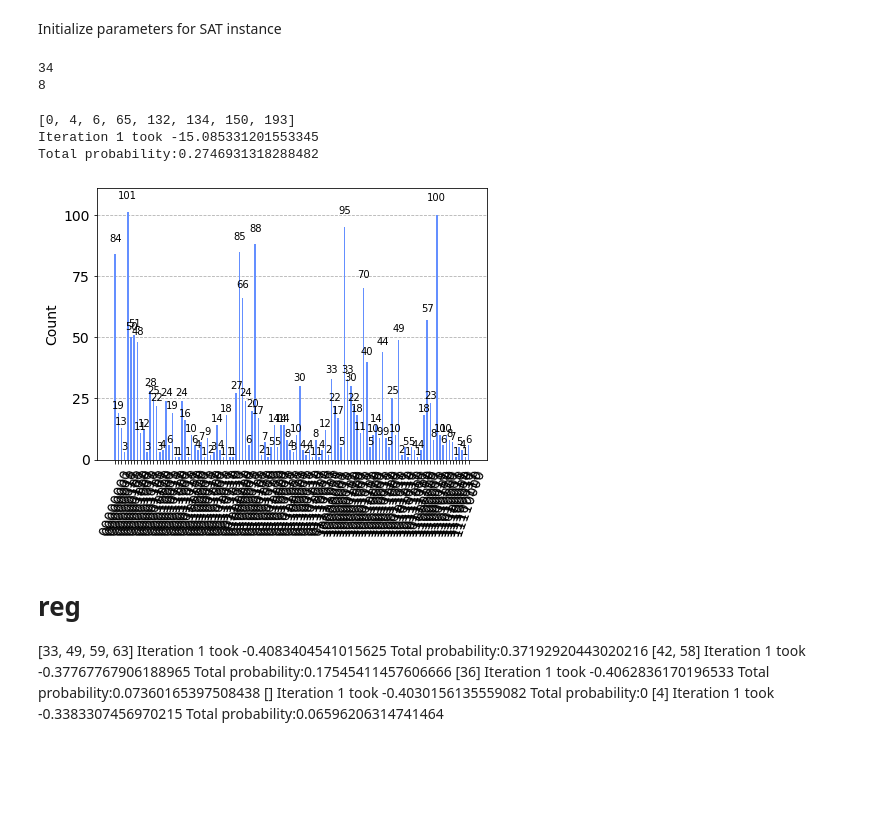
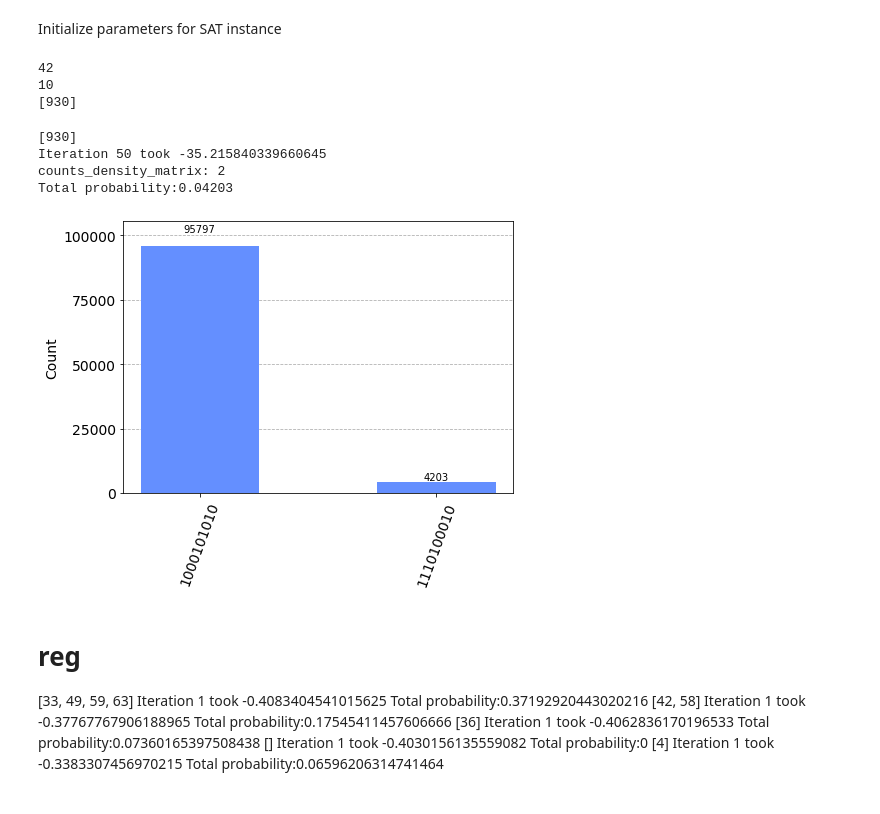
Before and after one commit to ColeLovesSpace/Quantum-3SAT, a Jupyter notebook: CleanTest/TestFourier.ipynb, the cells around one changed output. Saved outputs shown, nothing was run; the diff lists cells and outputs as text; code cells hidden in the pictures; blank space fills up the shorter version.

```diff
--- a/CleanTest/TestFourier.ipynb
+++ b/CleanTest/TestFourier.ipynb
@@ -96,8 +96,9 @@ def setup(n,nc,nSAT):
     par['measure'] = False
     par['had'] = True
 
-    par['gpu'] = False
-
+    par['gpu'] = True
+    par['random'] = False
+    par['rev'] = False
     state = ''
     for q in range(n):
         state = state + '0'
@@ -111,20 +112,27 @@ Initialize parameters for SAT instance
 # pool = Pool(cores)
 # print(cores)
 
-n = 8
+n = 10
 nc = int(n*(4.25))
 # nc = 3
 print(nc)
 nsat = 1
 par = setup(n,nc,nsat)
 print(par['nQ'])
+
+solutions = exhausting(par['satList'][0],par['nC'],par['nQ'])
+print(solutions)
 # %% [output]
-34
-8
+42
+10
+[930]
 # %%
 DM = 0
 DM2= 0
 l = 0
+random.seed(11)
+par['random']= True
+par['rev'] = False
 for sat in par['satList']:
     par['sat'] = sat
 
@@ -133,12 +141,12 @@ for sat in par['satList']:
 
     #quantum run
 #     maxIt = par['maxIt']#c#n**2
-    par['numIt'] = 1
+#     par['numIt'] = 1
     entropyList = []
     entropyList2 = []
     probList = []
 
-    it = 1
+    it = 50
 
     if par['gpu']:
         # Initialize a GPU backend
@@ -154,7 +162,9 @@ for sat in par['satList']:
 
         # Build circuit
         start = time.time()
+
         qc = buildCircuitQFT3phase(par,True)
+
         circ = transpile(qc, simulator_density_matrix, optimization_level=0)
         job_density_matrix = simulator_density_matrix.run(circ, shots=shots)
         counts_density_matrix = job_density_matrix.result().get_counts(0)
@@ -168,6 +178,7 @@ for sat in par['satList']:
 
         probList.append(total/shots)
         print("Total probability:" + str(total/shots))
+#         plot_histogram(counts_density_matrix)
 
     else:
 #         for it in xs:
@@ -183,43 +194,42 @@ for sat in par['satList']:
             # probs = DM.probabilities_dict()
             DM2 = qi.partial_trace(DM,[par['nQ']])
             probs = DM2.probabilities_dict()
             entropyList.append(qi.entropy(DM2))
 
         print("Iteration " + str(it) + " took " + str(start-time.time()))
 
-        names = list(probs.keys())
-        values = list(probs.values())
-
         totalProb = 0
         for s in solutions:
-            totalProb += list(probs.values())[s]
+            totalProb += probs.get(np.binary_repr(s, width=par['nQ']))
         probList.append(totalProb)
         print("Total probability:" + str(totalProb))
 
 #         plt.plot(xs, entropyList, c='red')
     #     plt.plot(xs, entropyList2, c='magenta')
 #         plt.show()
     l+=1
 
 #     plt.rcParams['text.usetex'] = True
 #     plt.rcParams["figure.figsize"] = (5,3)
 #     plt.plot(base[:-1], cumulative, c='blue',label="ModSchonings")
 #     plt.plot(baseS[:-1], cumulativeS, c='green',label="Schonings")
 #     plt.plot(xs, probList, c='red',label="Q-SAT")
 #     plt.axis([1,par['maxIt'],0,1])
 #     plt.ylabel('$P_{solved}(i)$')
 #     plt.xlabel('$i$')
 #     plt.title('$n={n}$, $s={s}$'.format(n=par['nQ'],s=par['numRepeats']))
 #     plt.legend()
 #     plt.savefig('plots/hardProbs/phase-n{n}-s{s}-l{l}.png'.format(n=par['nQ'],s=par['numRepeats'],l=l),dpi=800)
 # plot_state_city(DM2)
-results = DM2.sample_counts(shots=2000)
-plot_histogram(results)
+# results = DM2.sample_counts(shots=20000)
+# plot_histogram(results)
+plot_histogram(counts_density_matrix)
 # %% [output]
-[0, 4, 6, 65, 132, 134, 150, 193]
-Iteration 1 took -15.085331201553345
-Total probability:0.2746931318288482
+[930]
+Iteration 50 took -35.215840339660645
+counts_density_matrix: 2
+Total probability:0.04203
-[figure, old version]
+[figure, new version]
 # %% [markdown]
 # reg
 [33, 49, 59, 63]
```
Also changed, not shown: 57 other files.
